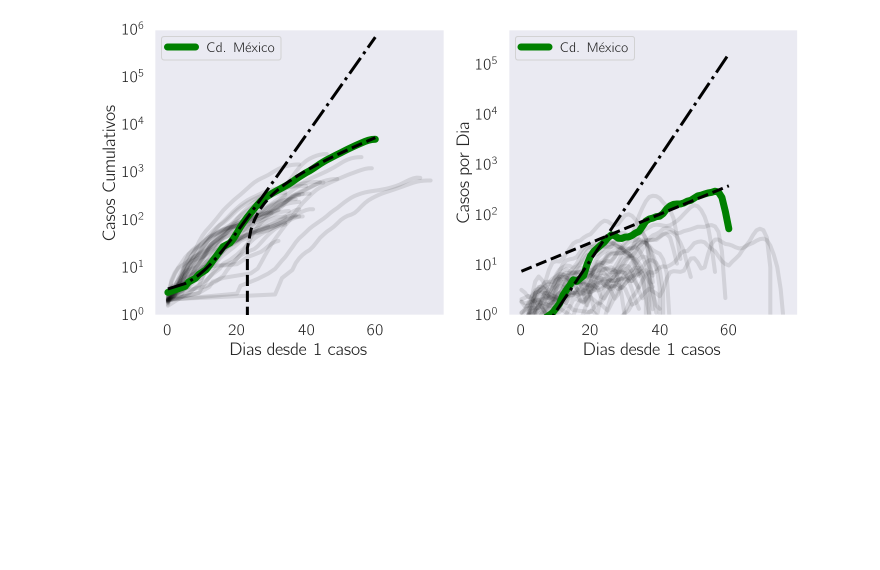
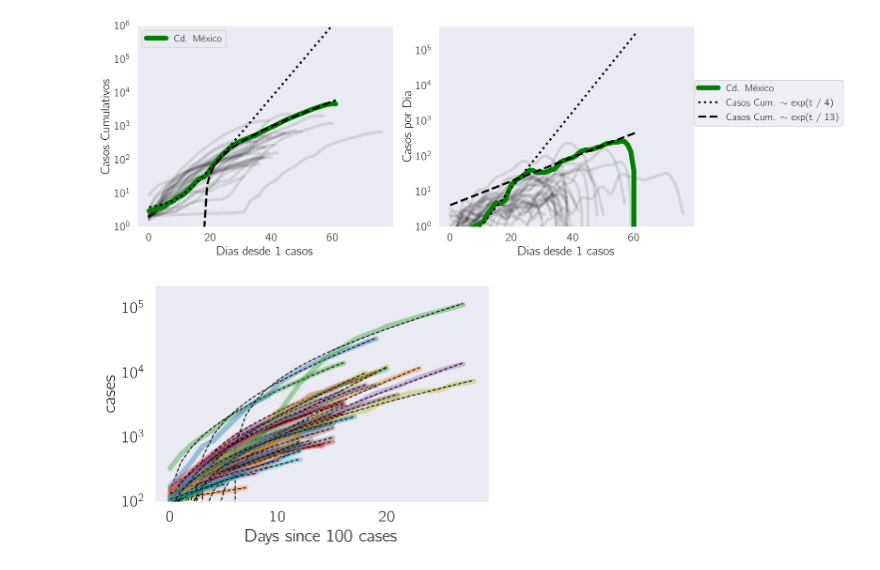
Before and after one commit to dangeles/dangeles.github.io, a Jupyter notebook: jupyter/covid_mexico.ipynb, the cells around one changed output. Drawn from its saved outputs; the diff is of its cells as text; code cells hidden in the pictures; blank space fills up the shorter version.

```diff
--- a/jupyter/covid_mexico.ipynb
+++ b/jupyter/covid_mexico.ipynb
@@ -81,38 +85,38 @@ def plot_mx(cumdf, ax, gradient=False, col='cases', cond = (cumdf.cases > 1)):
     ax.set_yscale('log')
     ax.set_xlabel('Dias desde 1 casos')
     ax.legend()
     return ax
 
 def fit_to_subset(g, cond, **kwargs):
     x = (g.fecha_de_inicio_de_sintomas - g[cond].fecha_de_inicio_de_sintomas.min()) / dt.timedelta(days=1)
     xr = (g.fecha_de_inicio_de_sintomas - g.fecha_de_inicio_de_sintomas.min()) / dt.timedelta(days=1)
 
     xp = (g[cond].fecha_de_inicio_de_sintomas - g[cond].fecha_de_inicio_de_sintomas.min()) / dt.timedelta(days=1)
     fit, covs = scipy.optimize.curve_fit(growth, xp, g[cond].cases)
 
     a, tau, b = fit
-    ax[0].plot(xr, growth(x, a, tau, b), zorder=np.inf, **kwargs)
-    ax[1].plot(xr, a / tau * np.exp(x / tau), zorder=np.inf, **kwargs)
+    ax[0].plot(xr, growth(x, a, tau, b), label='Casos Cum. $\sim$ exp(t / {0:.2g})'.format(tau), zorder=np.inf, **kwargs)
+    ax[1].plot(xr, a / tau * np.exp(x / tau), label='Casos Cum. $\sim$ exp(t / {0:.2g})'.format(tau), zorder=np.inf, **kwargs)
+    return fit, covs
 
 
-
-fig, ax = plt.subplots(ncols=2, figsize=(10, 5))
+fig, ax = plt.subplots(ncols=2, figsize=(15, 5))
 
 ax[0] = plot_mx(cumdf, ax[0])
 ax[1] = plot_mx(cumdf, ax[1], 'identificacion')
 
 for n, g in cumdf[cumdf.cases > 1].groupby('estado'):
     if n != 'CIUDAD DE MÉXICO':
         continue
-    fit_to_subset(g, (g.cases > 100), label='exponential', ls='--', lw=3, color='black')
-    fit_to_subset(g, (g.cases > 1) & (g.cases <150), label='exponential', ls='-.', lw=3, color='black')
+    fit1, covs1 = fit_to_subset(g, (g.cases > 1) & (g.cases <150), ls='dotted', lw=3, color='black')
+    fit2, covs2 = fit_to_subset(g, (g.cases > 100) & (g.cases < 4000), ls='--', lw=3, color='black')
     break
 
 ax[0].set_ylabel('Casos Cumulativos')
 ax[1].set_ylabel('Casos por Dia')
-
+plt.legend(loc=(1, .5))
 ax[0].set_ylim(1, 10 ** 6)
 ax[1].set_ylim(1, 5 * 10 ** 5)
 plt.tight_layout()
 # %% [output]
-[figure, old version]
+[figure, new version]
@@ -118,0 +128,4 @@ plt.tight_layout()
+# %%
+tau_cases, cov_cases = cv.plot_time(nyt, 'cases', alpha=0.4)
+# %% [output]
+[figure, added]
```
Also changed, not shown: parts of 4 cells of this notebook, 5 other files.
